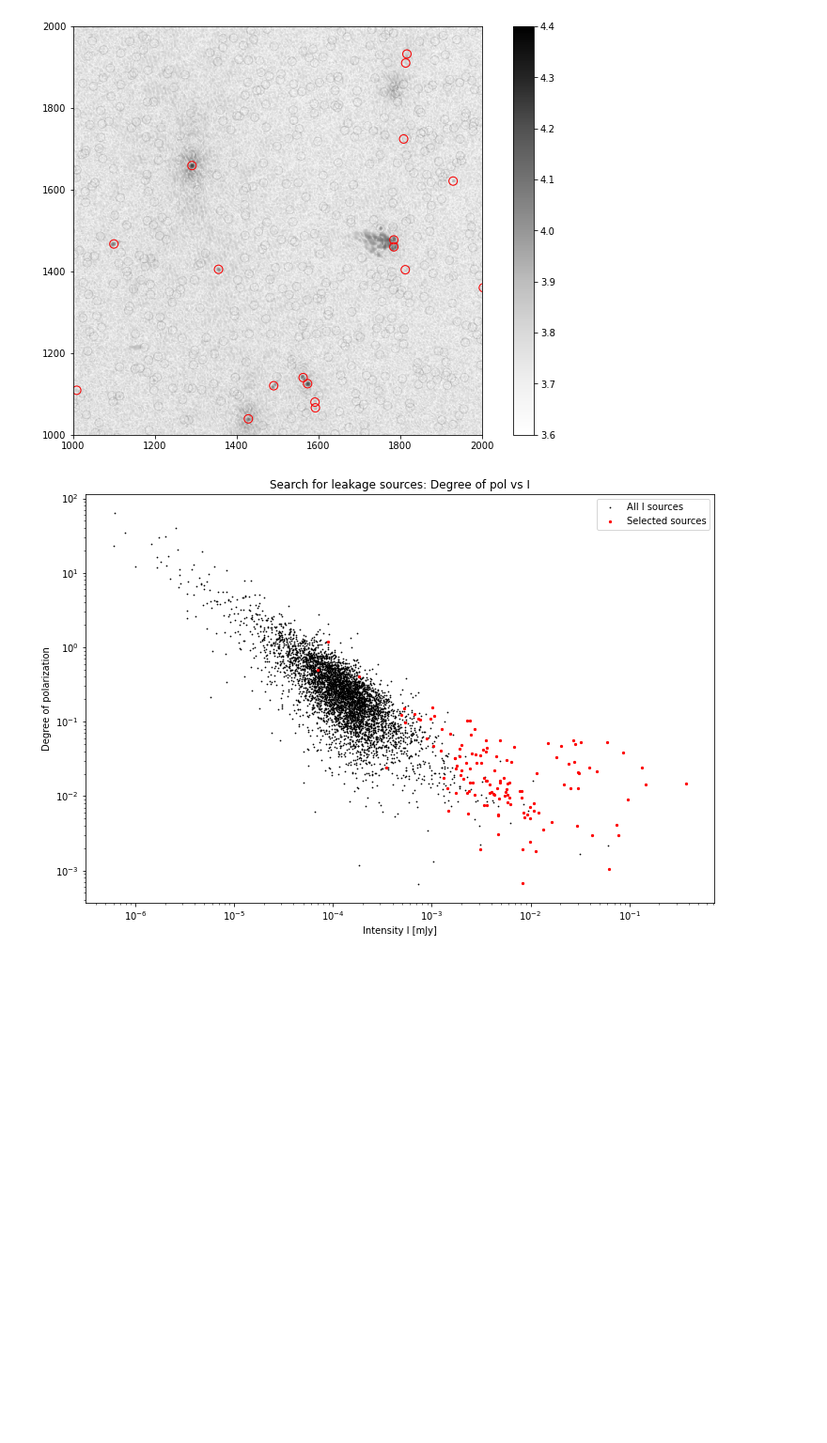
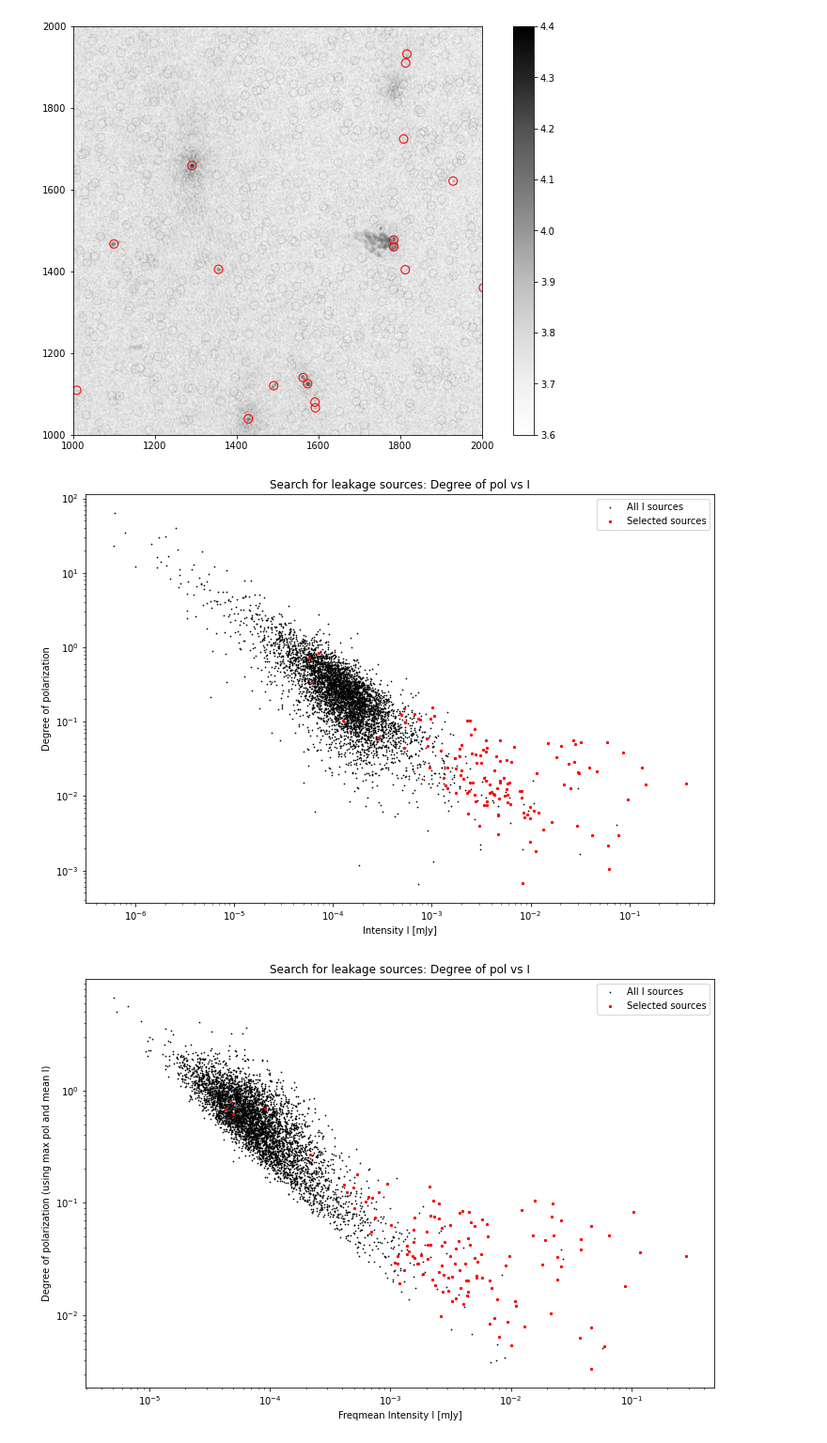
Before and after one commit to Woutmg/Meerkat_FracPol_New, a Jupyter notebook: RMS analyser.ipynb, the cells around one changed output. Shown at 94% size. Saved outputs shown, nothing was run; the diff lists cells and outputs as text; code cells hidden in the pictures; blank space fills up the shorter version.

```diff
--- a/RMS analyser.ipynb
+++ b/RMS analyser.ipynb
@@ -34,8 +34,9 @@ reload(flux_py3)
 <module 'integratedflux_py3' from '/net/vdesk/data2/GoesaertW/Data_Analyis_Git/integratedflux_py3.py'>
 # %%
 path_rmsynth = r'/net/vdesk/data2/GoesaertW/Meerkat_Data/Abell_85/rmsynth/'
-fname_linpol = 'rmsynth_polint'
-hdu_polint = fits.open(get_pkg_data_filename(path_rmsynth+fname_linpol+'.fits'))[0]
+fname_polint = 'rmsynth_polint'
+hdu_polint = fits.open(get_pkg_data_filename(path_rmsynth+fname_polint+'.fits'))[0]
+del hdu_polint.header['CROTA4']
 data_polint = hdu_polint.data
 
 path_sigma = r'/net/vdesk/data2/GoesaertW/Meerkat_Data/Abell_85/'
@@ -105,8 +111,10 @@ plt.show()
 # %%
 polstrength = np.zeros(len(sources_phi))
 n_beams = np.zeros(len(sources_phi))
+polint = np.zeros(len(sources_phi))
 for n in tqdm.tqdm(range(len(polstrength))):
     polstrength[n], n_beams[n] = flux_py3.integratedflux(path_sigma+fname_sigma+'.fits', reg_file, n, hdul=hdu_phi, test=False, linpolselect=True)
+    polint[n], _ = flux_py3.integratedflux(path_rmsynth+fname_polint+'.fits', reg_file, n, hdul=hdu_polint, test=False)
 # %%
 plt.hist(polstrength, bins=1000)
 plt.xlim(-150,300)
@@ -183,17 +189,31 @@ Pol_Angles = 0.5*np.arctan(flux_measurements_U/flux_measurements_Q)
 # %%
 plt.figure(figsize=(12,8))
 plt.title('Search for leakage sources: Degree of pol vs I')
 for n in range(1):
     plt.scatter(flux_measurements_I[n], Linpol[n]/flux_measurements_I[n], color='black', label='All I sources', s=0.5)
 for n in range(1):
-    plt.scatter(flux_measurements_I[n][polarized_mask_3], Linpol[n][polarized_mask_3]/flux_measurements_I[n][polarized_mask_3], color='red', label='Selected sources', s=5)
+    plt.scatter(flux_measurements_I[n][polarized_mask], Linpol[n][polarized_mask]/flux_measurements_I[n][polarized_mask], color='red', label='Selected sources', s=5)
 plt.xlabel('Intensity I [mJy]')
 plt.ylabel('Degree of polarization')
 plt.yscale('log')
 plt.xscale('log')
 #plt.xlim(1e-6, 1e-3)
 #plt.ylim(1e-2, 1e2)
 plt.legend()
 plt.show()
+
+plt.figure(figsize=(12,8))
+plt.title('Search for leakage sources: Degree of pol vs I')
+plt.scatter(np.mean(flux_measurements_I, axis=0), polint/np.mean(flux_measurements_I, axis=0), color='black', label='All I sources', s=0.5)
+plt.scatter(np.mean(flux_measurements_I, axis=0)[polarized_mask], polint[polarized_mask]/np.mean(flux_measurements_I, axis=0)[polarized_mask], color='red', label='Selected sources', s=5)
+plt.xlabel('Freqmean Intensity I [mJy]')
+plt.ylabel('Degree of polarization (using max pol and mean I)')
+plt.yscale('log')
+plt.xscale('log')
+#plt.xlim(1e-6, 1e-3)
+#plt.ylim(1e-2, 1e2)
+plt.legend()
+plt.show()
 # %% [output]
-[figure, old version]
+[figure, new version]
+[figure, added]
```
Also changed, not shown: parts of 8 cells of this notebook, 7 other files.
